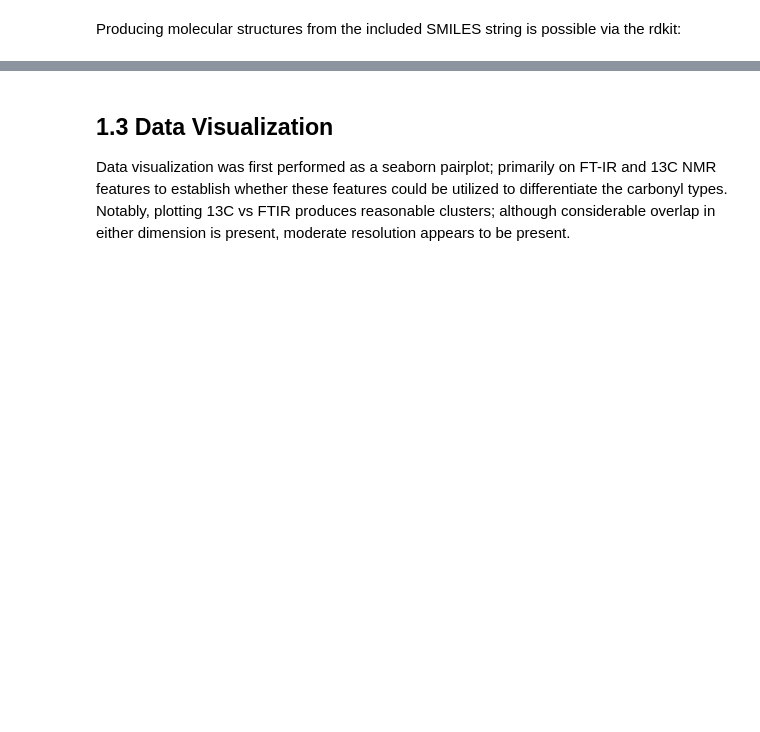
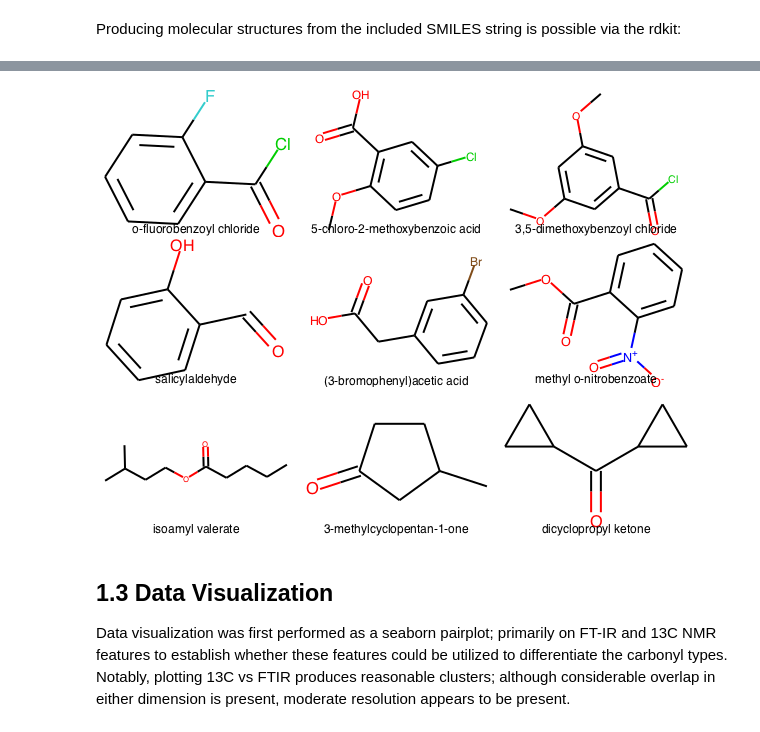
Before and after one commit to kangway/carbonylprediction, a Jupyter notebook: 1. Machine Learning for Carbonyl Classification.ipynb, the cells around one changed output, grey strips where cells are left out. Saved outputs shown, nothing was run; the diff lists cells and outputs as text; code cells hidden in the pictures; blank space fills up the shorter version.

Commit message:
updated rdkit images for jupyter

```diff
--- a/1. Machine Learning for Carbonyl Classification.ipynb
+++ b/1. Machine Learning for Carbonyl Classification.ipynb
@@ -50,7 +50,7 @@ Producing molecular structures from the included SMILES string is possible via t
 from rdkit import Chem
 from rdkit.Chem.Draw import IPythonConsole
 from rdkit.Chem import Draw
-IPythonConsole.ipython_useSVG=True
+IPythonConsole.ipython_useSVG=False
 
 NO_SAMPLES = 9
 samples = carb_df.sample(n = NO_SAMPLES)
@@ -64,3 +63,4 @@ Draw.MolsToGridImage([Chem.MolFromSmiles(i) for i in samples['SMILES']],
+[figure, added]
 # %% [markdown]
 1.3 Data Visualization
 -----
```
Also changed, not shown: parts of 1 cell of this notebook, 2 other files.
